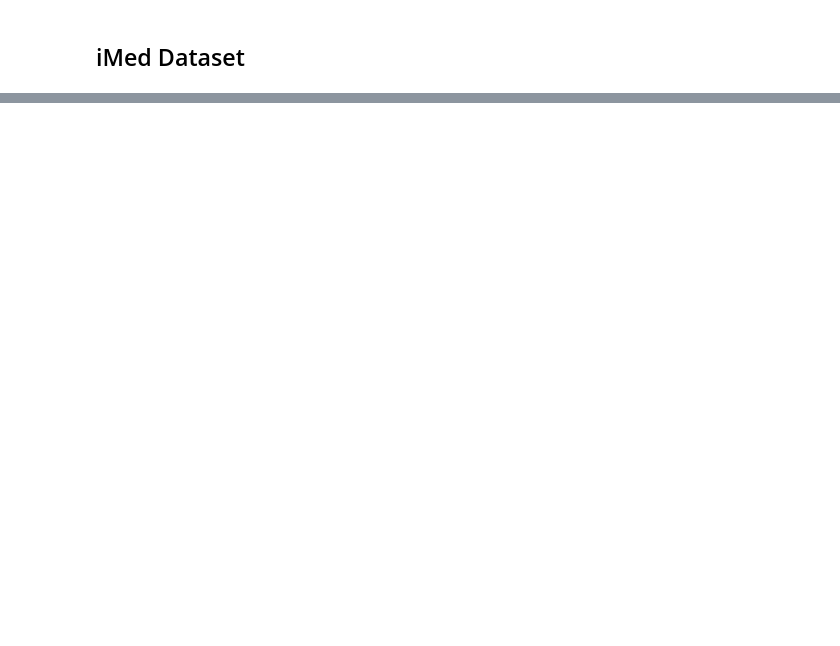
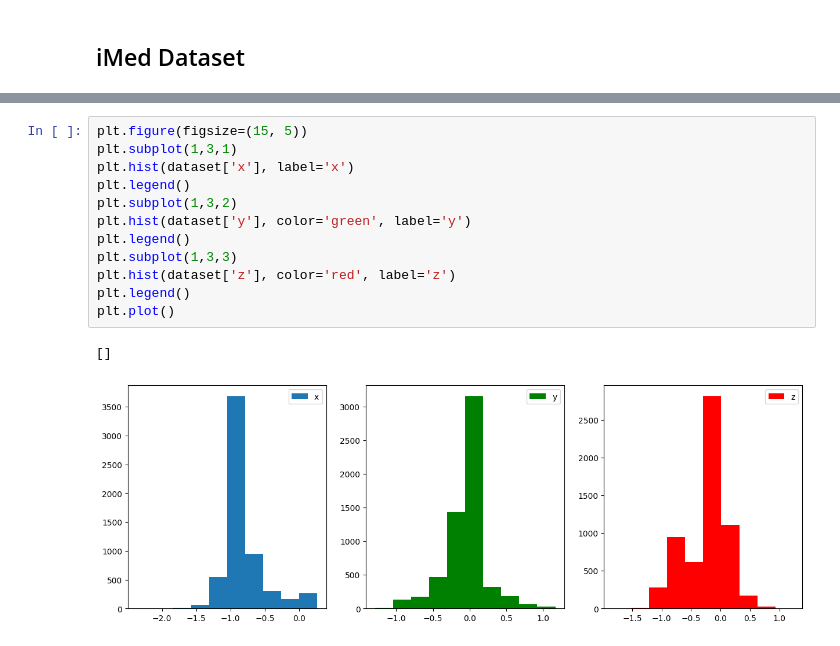
Before and after one commit to johnymeng/imed, a Jupyter notebook: Fall Dectection/iMed.ipynb, the cells around one changed output, grey strips where cells are left out. Drawn from its saved outputs; the diff is of its cells as text; blank space fills up the shorter version.

```diff
--- a/Fall Dectection/iMed.ipynb
+++ b/Fall Dectection/iMed.ipynb
@@ -472,0 +112,15 @@ if(not CONVERTED):
+# %%
+plt.figure(figsize=(15, 5))
+plt.subplot(1,3,1)
+plt.hist(dataset['x'], label='x')
+plt.legend()
+plt.subplot(1,3,2)
+plt.hist(dataset['y'], color='green', label='y')
+plt.legend()
+plt.subplot(1,3,3)
+plt.hist(dataset['z'], color='red', label='z')
+plt.legend()
+plt.plot()
+# %% [output]
+[]
+[figure, added]
```
Also changed, not shown: parts of 17 cells of this notebook, 2 other files.
